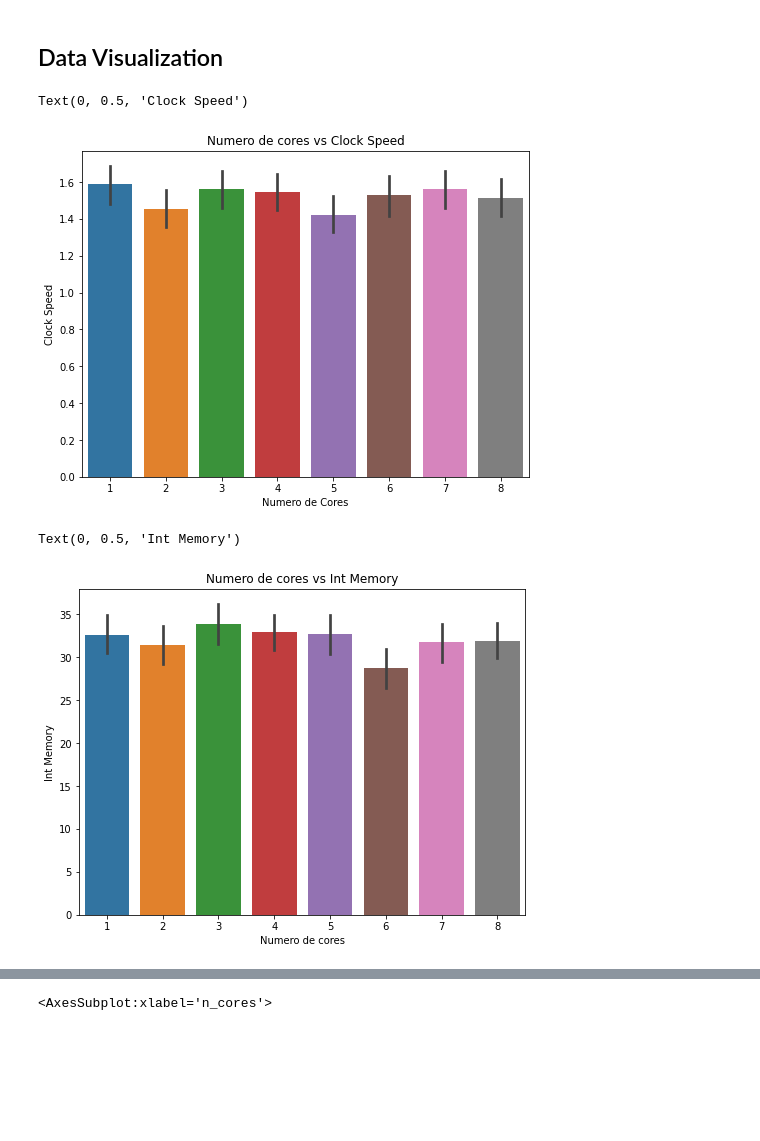
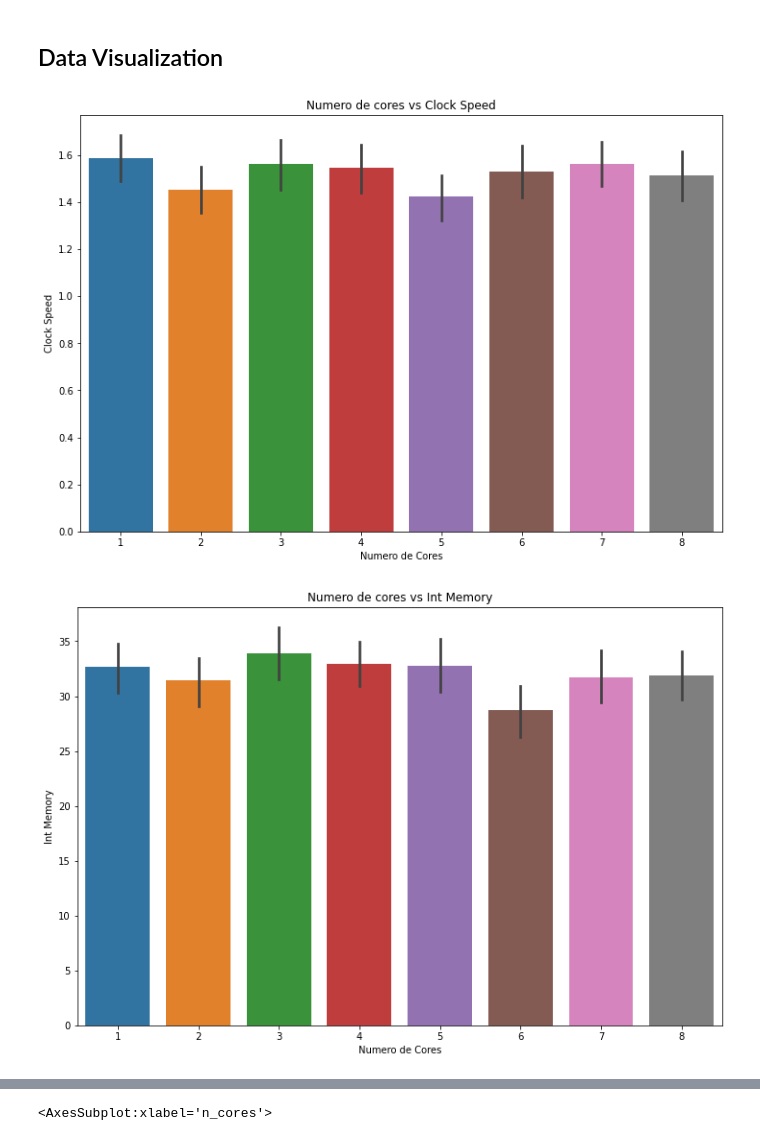
Before and after one commit to MaksonViini/Data-Science-Projects, a Jupyter notebook: Project-Mobile-Price-Classification/mobile_price_classification.ipynb, the cells around one changed output, grey strips where cells are left out. Cells and saved outputs as stored; diff of their text form; code cells hidden in the pictures; blank space fills up the shorter version.

```diff
--- a/Project-Mobile-Price-Classification/mobile_price_classification.ipynb
+++ b/Project-Mobile-Price-Classification/mobile_price_classification.ipynb
@@ -162,21 +143,11 @@ plt.show()
 
 ## Data Visualization
 # %%
-plt.figure(figsize=(8, 6))
-sns.barplot(x='n_cores', y='clock_speed', data=df)
-plt.title('Numero de cores vs Clock Speed')
-plt.xlabel('Numero de Cores')
-plt.ylabel('Clock Speed')
+ft.barplot(df, 'n_cores', 'clock_speed', 'Numero de cores vs Clock Speed', 'Numero de Cores', 'Clock Speed')
 # %% [output]
-Text(0, 0.5, 'Clock Speed')
-[figure, old version]
+[figure, new version]
 # %%
-plt.figure(figsize=(8, 6))
-sns.barplot(x='n_cores', y='int_memory', data=df)
-plt.title('Numero de cores vs Int Memory')
-plt.xlabel('Numero de cores')
-plt.ylabel('Int Memory')
+ft.barplot(df, 'n_cores', 'int_memory', 'Numero de cores vs Int Memory', 'Numero de Cores', 'Int Memory')
 # %% [output]
-Text(0, 0.5, 'Int Memory')
-[figure, old version]
+[figure, new version]
 # %%
```
Also changed, not shown: parts of 16 cells of this notebook, 3 other files.
